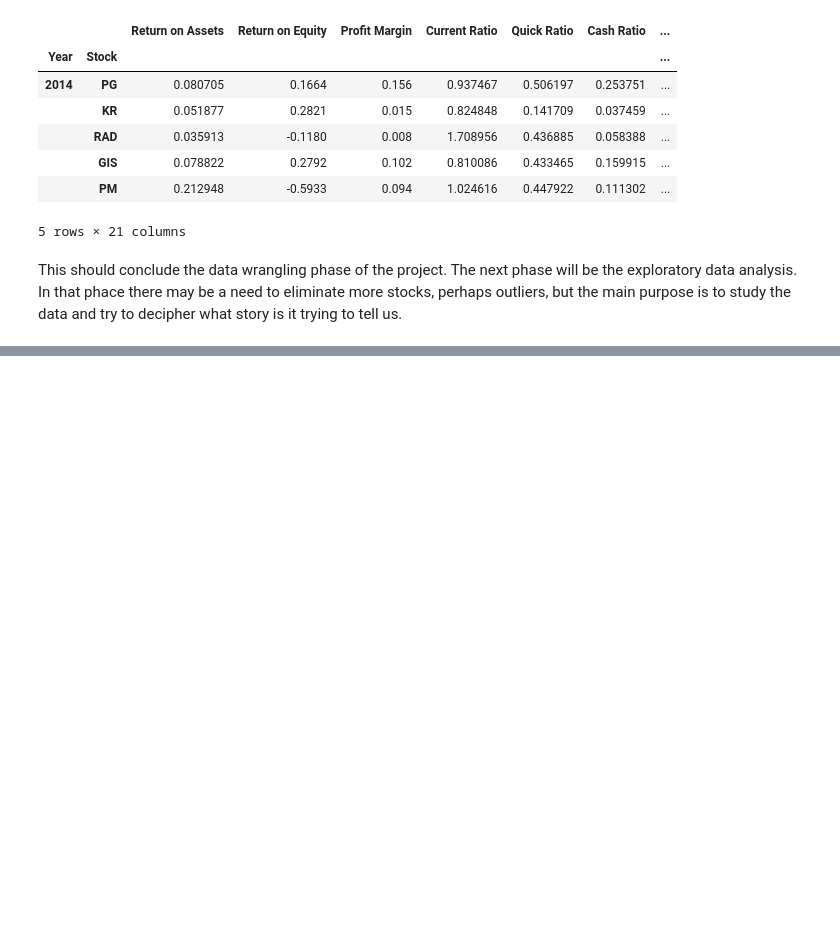
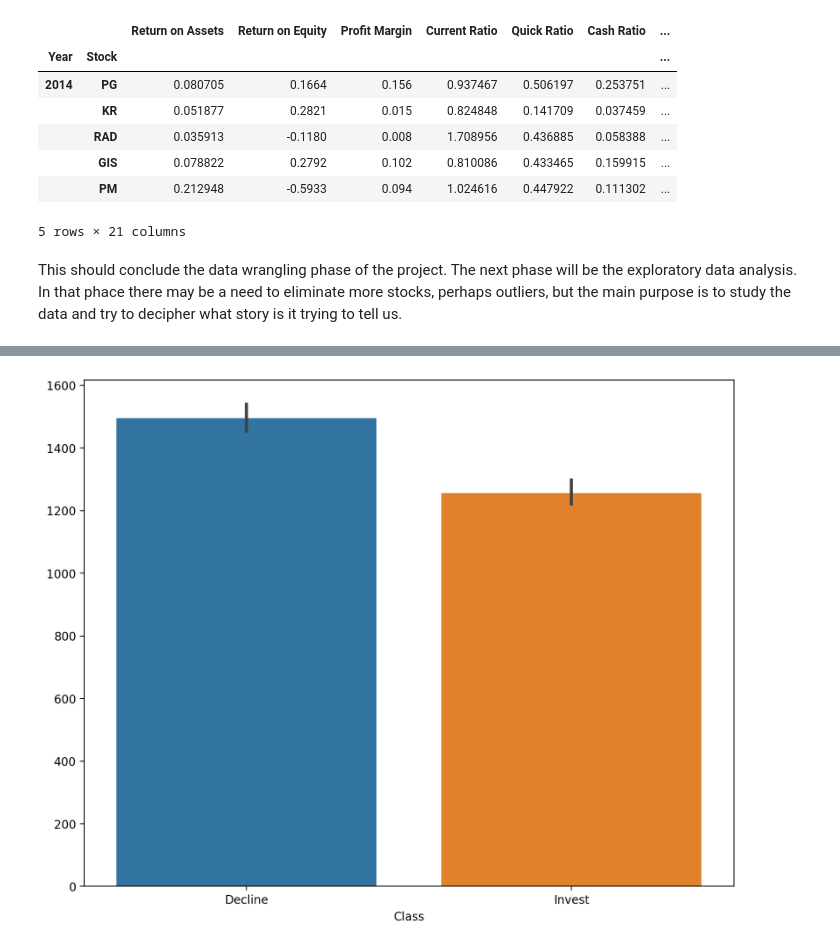
Before and after one commit to leonardo-lealfilho/Springboard, a Jupyter notebook: Capstone Project/Capstone Project.ipynb, the cells around one changed output, grey strips where cells are left out. Drawn from its saved outputs; the diff is of its cells as text; code cells hidden in the pictures; blank space fills up the shorter version.

```diff
--- a/Capstone Project/Capstone Project.ipynb
+++ b/Capstone Project/Capstone Project.ipynb
@@ -1207,0 +1390,3 @@ This should conclude the data wrangling phase of the project.  The next phase wi
+# %%
+peg_inf_max = indicators.loc[indicators['Price Earnings to Growth Ratio'] ==
+                                                indicators['Price Earnings to Growth Ratio'].max(),:].index
@@ -1207,0 +1413,2 @@ This should conclude the data wrangling phase of the project.  The next phase wi
+# %%
+indicators.drop(peg_inf_max, inplace = True)
@@ -1207,0 +1454,2 @@ This should conclude the data wrangling phase of the project.  The next phase wi
+# %%
+cfd = list(indicators.loc[indicators['Cash Flow to Debt Ratio'] == indicators['Cash Flow to Debt Ratio'].max(),:].index)
@@ -1207,0 +1478,3 @@ This should conclude the data wrangling phase of the project.  The next phase wi
+# %%
+for i in indicators.loc[indicators['Cash Flow to Debt Ratio'] == indicators['Cash Flow to Debt Ratio'].min(),:].index:
+    cfd.append(i)
@@ -1207,0 +1515,7 @@ This should conclude the data wrangling phase of the project.  The next phase wi
+# %%
+fig, ax = plt.subplots(figsize = (10, 8), dpi = 200)
+ax = sns.barplot(y = np.arange(len(indicators.loc[cfd])), x = 'Class', data = indicators.loc[cfd])
+ax.set_xticklabels(['Decline', 'Invest'])
+plt.show()
+# %% [output]
+[figure, added]
```
Also changed, not shown: parts of 136 cells of this notebook.
